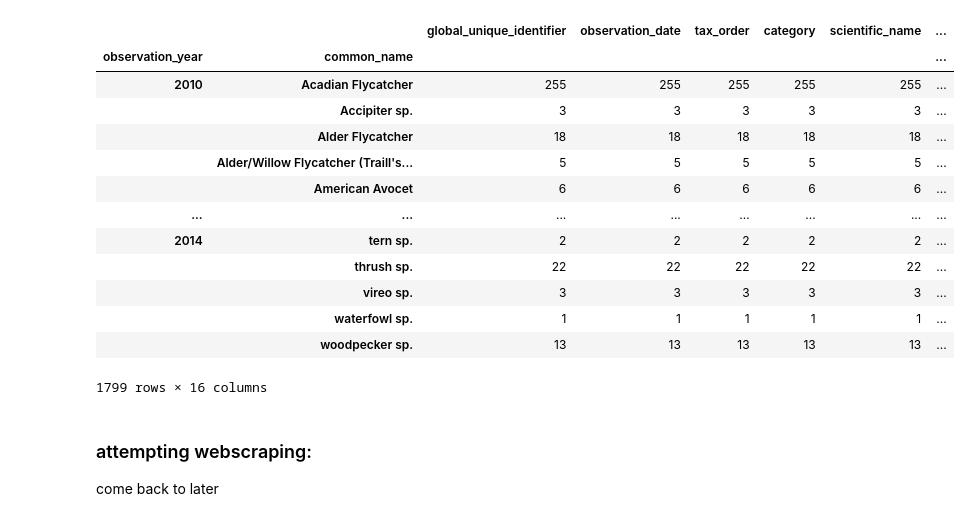
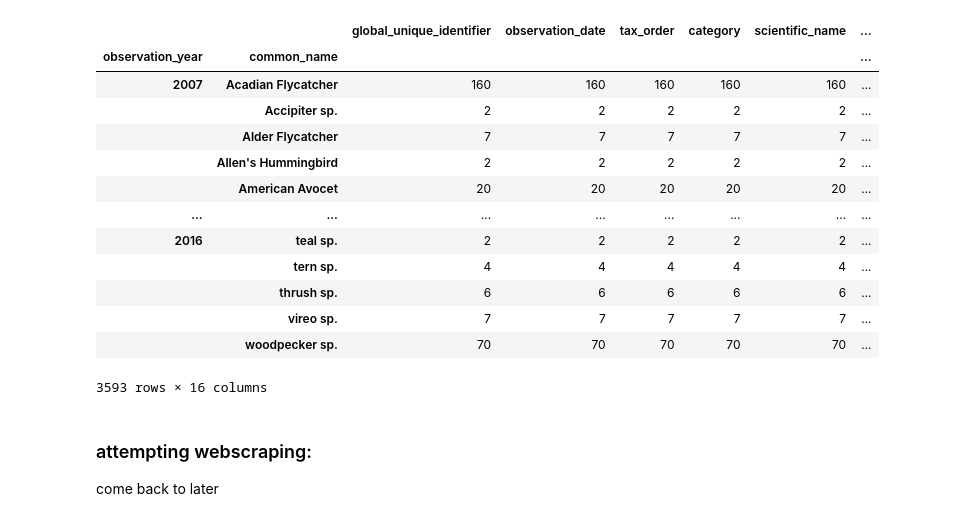
Before and after one commit to danileahacker/NSS-Capstone-Dani-Hacker, a Jupyter notebook: scripts/danih_capstone_eda.ipynb, the cells around one changed output. Drawn from its saved outputs; the diff is of its cells as text; code cells hidden in the pictures.

```diff
--- a/scripts/danih_capstone_eda.ipynb
+++ b/scripts/danih_capstone_eda.ipynb
@@ -30,6 +29,18 @@ import numpy as np
 import geopandas as gpd
 import matplotlib.pyplot as plt
 %matplotlib inline
+# %%
+# reading in birds, 2007 to 2016
+birds = pd.read_csv('../data/eBird_2007_to_2016_TN/eBird_2007_to_2016_TN.txt', sep='\t')
+
+# cleaning birds df
+birds = birds[['GLOBAL UNIQUE IDENTIFIER', 'OBSERVATION DATE', 'TAXONOMIC ORDER', 'CATEGORY', 'COMMON NAME', 'SCIENTIFIC NAME', 'AGE/SEX', 'COUNTRY', 'STATE', 'COUNTY', 'IBA CODE', 'BCR CODE', 'USFWS CODE', 'LATITUDE', 'LONGITUDE', 'OBSERVER ID', 'TRIP COMMENTS']]
+birds.columns = ['global_unique_identifier', 'observation_date', 'tax_order', 'category', 'common_name', 'scientific_name', 'age_sex', 'country', 'state', 'county', 'iba_code', 'bcr_code', 'usfws_code', 'lat', 'long', 'observer_id', 'trip_comments']
+
+# creating additional column for observation year
+birds['observation_year'] = [x[:4] for x in birds.observation_date]
+birds = birds.astype({'observation_year':int})
+birds.head()
 # %%
 # reading in sensitive species list
 sensitive_species = pd.read_csv('../data/sensitive_species_2000_2020_TN.txt', sep='\t')
@@ -177,19 +146,19 @@ Belted Kingfisher            397
 Name: count, dtype: int64
 # %%
 # count of sightings by observation year & common name
-short_birds.groupby(['observation_year', 'common_name']).count()
+birds.groupby(['observation_year', 'common_name']).count()
 # %% [output]
 |  |  | global_unique_identifier | observation_date | tax_order | category | scientific_name | ... |
 | observation_year | common_name |  |  |  |  |  | ... |
-| 2010 | Acadian Flycatcher | 255 | 255 | 255 | 255 | 255 | ... |
-|  | Accipiter sp. | 3 | 3 | 3 | 3 | 3 | ... |
-|  | Alder Flycatcher | 18 | 18 | 18 | 18 | 18 | ... |
-|  | Alder/Willow Flycatcher (Traill's... | 5 | 5 | 5 | 5 | 5 | ... |
-|  | American Avocet | 6 | 6 | 6 | 6 | 6 | ... |
+| 2007 | Acadian Flycatcher | 160 | 160 | 160 | 160 | 160 | ... |
+|  | Accipiter sp. | 2 | 2 | 2 | 2 | 2 | ... |
+|  | Alder Flycatcher | 7 | 7 | 7 | 7 | 7 | ... |
+|  | Allen's Hummingbird | 2 | 2 | 2 | 2 | 2 | ... |
+|  | American Avocet | 20 | 20 | 20 | 20 | 20 | ... |
 | ... | ... | ... | ... | ... | ... | ... | ... |
-| 2014 | tern sp. | 2 | 2 | 2 | 2 | 2 | ... |
-|  | thrush sp. | 22 | 22 | 22 | 22 | 22 | ... |
-|  | vireo sp. | 3 | 3 | 3 | 3 | 3 | ... |
-|  | waterfowl sp. | 1 | 1 | 1 | 1 | 1 | ... |
-|  | woodpecker sp. | 13 | 13 | 13 | 13 | 13 | ... |
+| 2016 | teal sp. | 2 | 2 | 2 | 2 | 2 | ... |
+|  | tern sp. | 4 | 4 | 4 | 4 | 4 | ... |
+|  | thrush sp. | 6 | 6 | 6 | 6 | 6 | ... |
+|  | vireo sp. | 7 | 7 | 7 | 7 | 7 | ... |
+|  | woodpecker sp. | 70 | 70 | 70 | 70 | 70 | ... |
-1799 rows × 16 columns
+3593 rows × 16 columns
```
Also changed, not shown: parts of 16 cells of this notebook, 1 other file.
